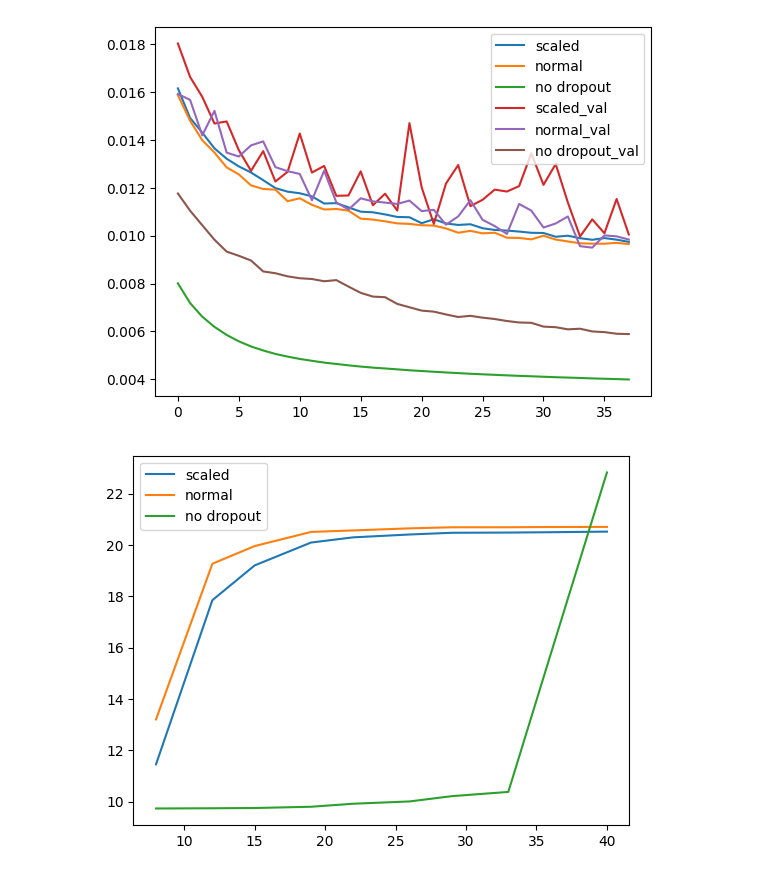
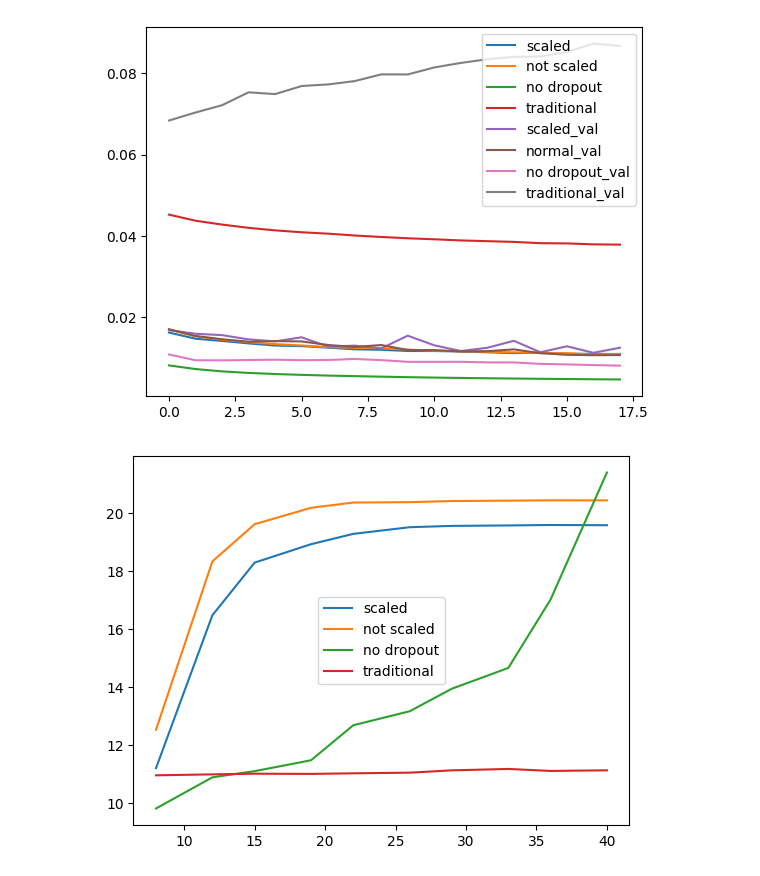
Before and after one commit to MetroStar/sequential-dropout, a Jupyter notebook: experiments/scale_test.ipynb, the cells around one changed output. Cells and saved outputs as stored; diff of their text form; code cells hidden in the pictures.

Commit message:
added traditional dropout to example models

```diff
--- a/experiments/scale_test.ipynb
+++ b/experiments/scale_test.ipynb
@@ -81,9 +81,9 @@ def eval (ae, max_embed_size, min_p):
 # train distribution scaled model and evaluate
 max_embed_size = 40
 min_p = 0.2
-ae = em.MNISTAutoEncoder(max_embed_size,use_sq_dr= True,dr_min_p= min_p, scale_output=True)
+ae = em.MNISTAutoEncoder(max_embed_size,use_dr= "sequential",dr_min_p= min_p, scale_output=True)
 
-num_epochs = 40
+num_epochs = 20
 diz_loss = {'train_loss':[],'val_loss':[]}
 for epoch in range(num_epochs):
     train_loss =ae.train_epoch(train_loader)
@@ -116,7 +116,7 @@ EPOCH 11/40      train loss 0.011983001604676247         val loss 0.012257265858
 
 #max_embed_size = 40
 #min_p = 0.2
-ae = em.MNISTAutoEncoder(max_embed_size,use_sq_dr= True,dr_min_p= min_p, scale_output=False)
+ae = em.MNISTAutoEncoder(max_embed_size,use_dr= "sequential",dr_min_p= min_p, scale_output=False)
 
 #num_epochs = 30
 niz_loss = {'train_loss':[],'val_loss':[]}
@@ -147,7 +147,7 @@ EPOCH 11/40      train loss 0.011918998323380947         val loss 0.012857831083
 9 8.0
 # %%
 #no dropout
-ae = em.MNISTAutoEncoder(max_embed_size,use_sq_dr= False,dr_min_p= min_p, scale_output=False)
+ae = em.MNISTAutoEncoder(max_embed_size,use_dr= "none",dr_min_p= min_p, scale_output=False)
 
 #num_epochs = 30
 iz_loss = {'train_loss':[],'val_loss':[]}
@@ -176,3 +176,16 @@ EPOCH 11/40      train loss 0.005061094183474779         val loss 0.008429262787
 7 15.0
 8 12.0
 9 8.0
+# %%
+#traditional dropout
+ae = em.MNISTAutoEncoder(max_embed_size,use_dr= "standard",dr_min_p= min_p, scale_output=False)
+
+#num_epochs = 30
+tiz_loss = {'train_loss':[],'val_loss':[]}
+for epoch in range(num_epochs):
+    train_loss =ae.train_epoch(train_loader)
+    val_loss = ae.test_epoch(test_loader)
+    print('EPOCH {}/{} \t train loss {} \t val loss {}'.format(epoch + 1, num_epochs,train_loss,val_loss))
+    tiz_loss['train_loss'].append(float(train_loss))
+    tiz_loss['val_loss'].append(float(val_loss))
+tiz_loss['r'], tiz_loss['avg_psnrs'], tiz_loss['avg_ssims'], tiz_loss['avg_mses'] = eval(ae, max_embed_size, min_p)
@@ -179,33 +210,38 @@ EPOCH 11/40      train loss 0.005061094183474779         val loss 0.008429262787
 # %%
 import matplotlib.pyplot as plt
 start = 2
 plt.plot(diz_loss['train_loss'][start:],label='scaled')
-plt.plot(niz_loss['train_loss'][start:],label='normal')
+plt.plot(niz_loss['train_loss'][start:],label='not scaled')
 plt.plot(iz_loss['train_loss'][start:],label='no dropout')
+plt.plot(tiz_loss['train_loss'][start:],label='traditional')
 plt.plot(diz_loss['val_loss'][start:],label='scaled_val')
 plt.plot(niz_loss['val_loss'][start:],label='normal_val')
 plt.plot(iz_loss['val_loss'][start:],label='no dropout_val')
+plt.plot(tiz_loss['val_loss'][start:],label='traditional_val')
 plt.legend()
 plt.show()
 
 #reconstruction error
 plt.plot(diz_loss['r'], diz_loss['avg_psnrs'],label='scaled')
-plt.plot(niz_loss['r'], niz_loss['avg_psnrs'],label='normal')
+plt.plot(niz_loss['r'], niz_loss['avg_psnrs'],label='not scaled')
 plt.plot(iz_loss['r'], iz_loss['avg_psnrs'],label='no dropout')
+plt.plot(tiz_loss['r'], tiz_loss['avg_psnrs'],label='traditional')
 plt.legend()
 plt.show()
 
 plt.plot(diz_loss['r'], diz_loss['avg_ssims'],label='scaled')
-plt.plot(niz_loss['r'], niz_loss['avg_ssims'],label='normal')
+plt.plot(niz_loss['r'], niz_loss['avg_ssims'],label='not scaled')
 plt.plot(iz_loss['r'], iz_loss['avg_ssims'],label='no dropout')
+plt.plot(tiz_loss['r'], tiz_loss['avg_ssims'],label='traditional')
 plt.legend()
 plt.show()
 
 plt.plot(diz_loss['r'], diz_loss['avg_mses'],label='scaled')
-plt.plot(niz_loss['r'], niz_loss['avg_mses'],label='normal')
+plt.plot(niz_loss['r'], niz_loss['avg_mses'],label='not scaled')
 plt.plot(iz_loss['r'], iz_loss['avg_mses'],label='no dropout')
+plt.plot(tiz_loss['r'], tiz_loss['avg_mses'],label='traditional')
 plt.legend()
 plt.show()
 # %% [output]
-[figure, old version]
+[figure, new version]
-[figure, old version]
+[figure, new version]
```
Also changed, not shown: parts of 6 cells of this notebook, 2 other files.
